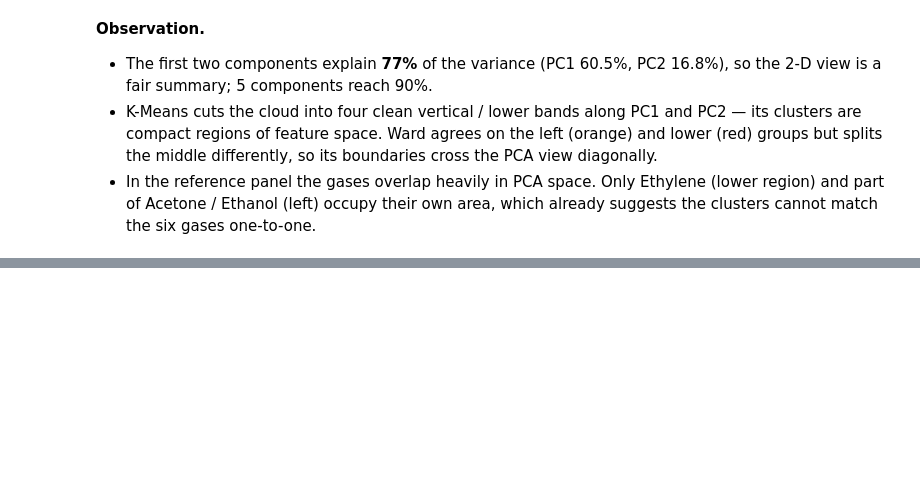
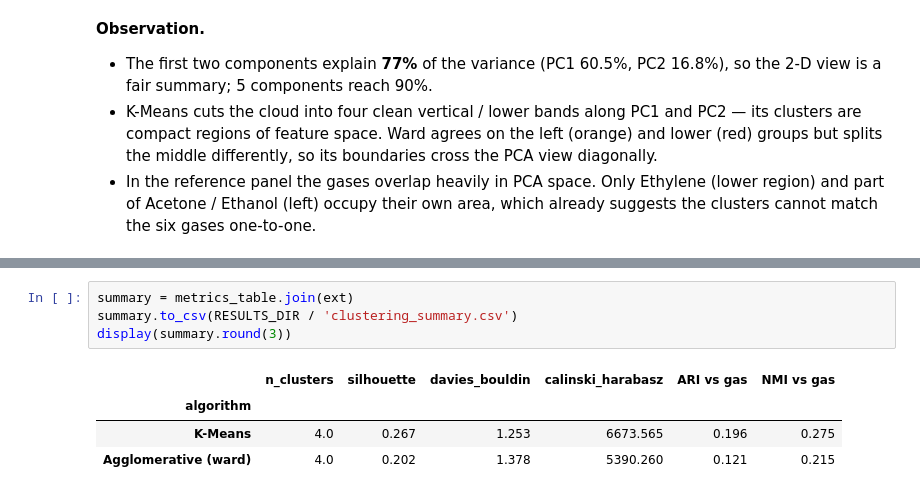
Before and after one commit to Bhargi777/23CSE301-ML-Capstone, a Jupyter notebook: review2/notebooks/member1_clustering_evaluation.ipynb, the cells around one changed output, grey strips where cells are left out. Drawn from its saved outputs; the diff is of its cells as text; blank space fills up the shorter version.

```diff
--- a/review2/notebooks/member1_clustering_evaluation.ipynb
+++ b/review2/notebooks/member1_clustering_evaluation.ipynb
@@ -350,0 +416,9 @@ plt.show()
+# %%
+summary = metrics_table.join(ext)
+summary.to_csv(RESULTS_DIR / 'clustering_summary.csv')
+display(summary.round(3))
+# %% [output]
+|  | n_clusters | silhouette | davies_bouldin | calinski_harabasz | ARI vs gas | NMI vs gas |
+| algorithm |  |  |  |  |  |  |
+| K-Means | 4.0 | 0.267 | 1.253 | 6673.565 | 0.196 | 0.275 |
+| Agglomerative (ward) | 4.0 | 0.202 | 1.378 | 5390.260 | 0.121 | 0.215 |
```
Also changed, not shown: parts of 7 cells of this notebook, 3 other files.
